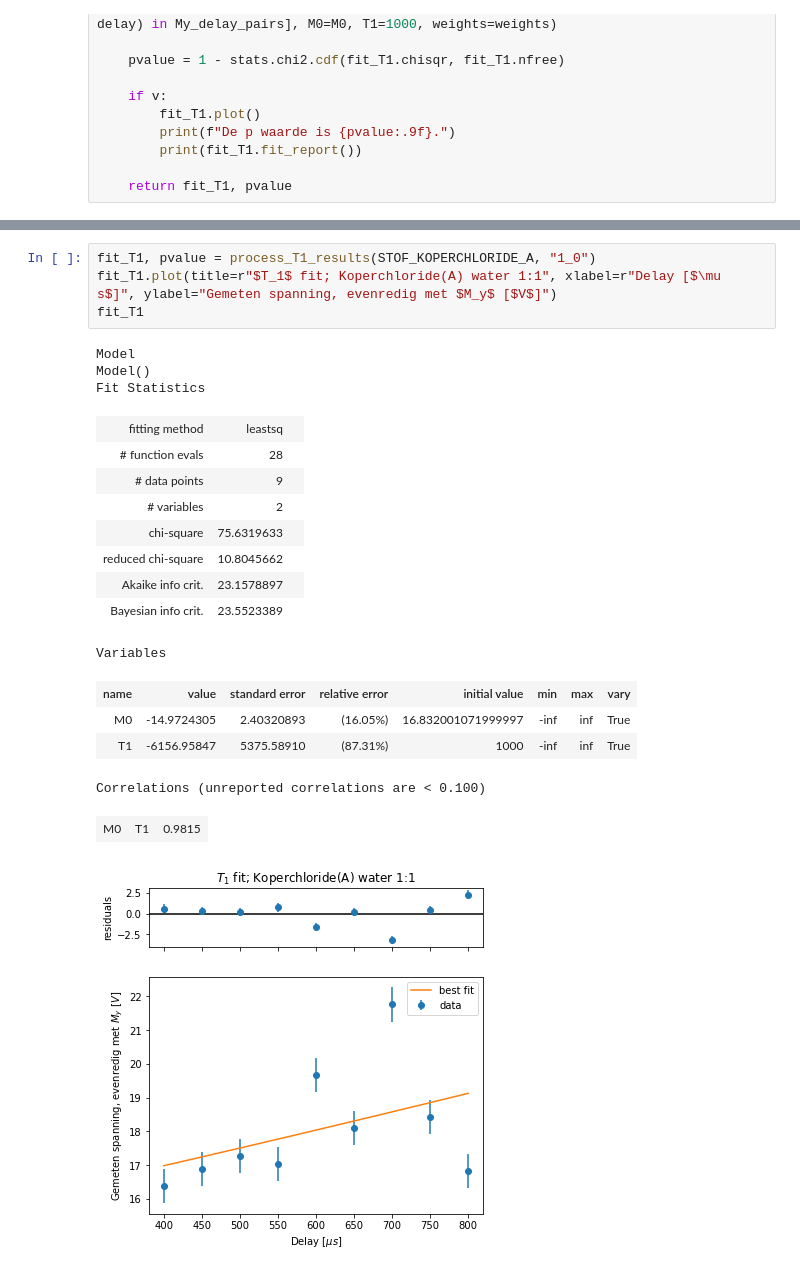
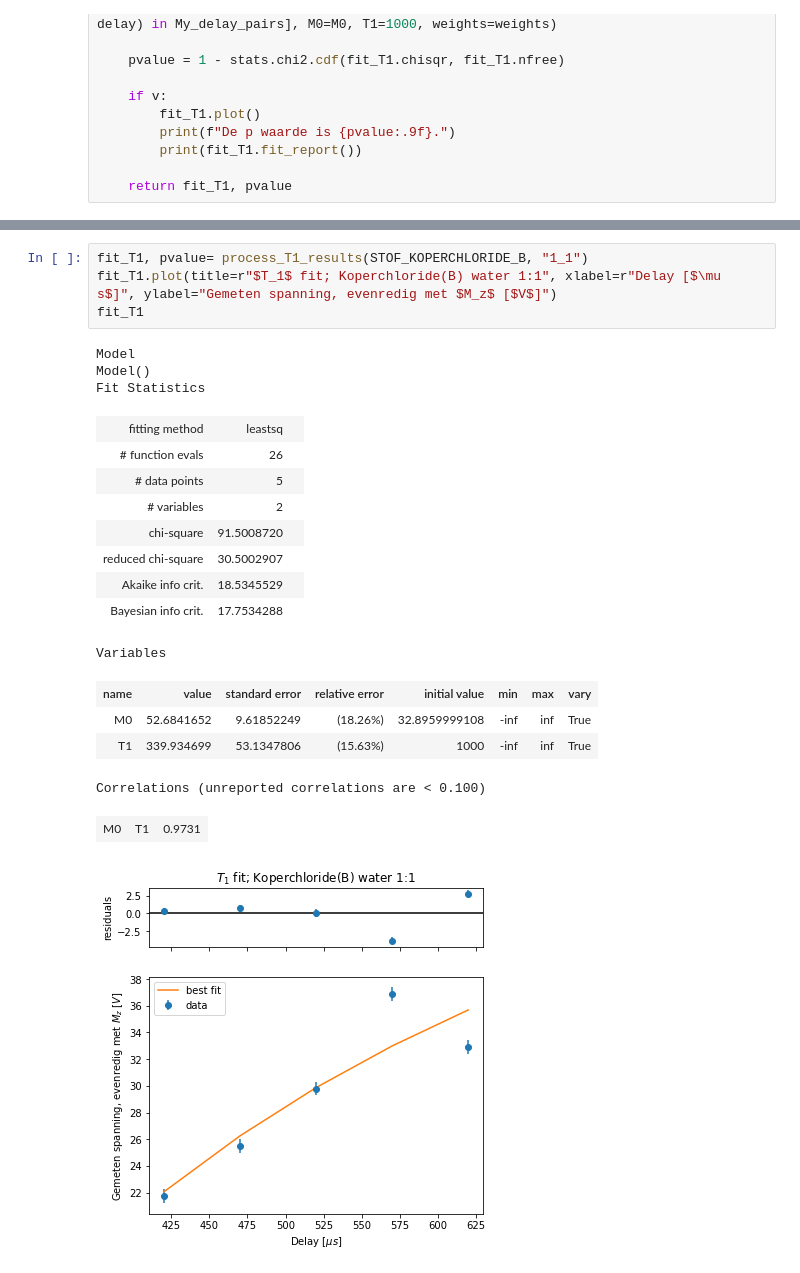
Before and after one commit to everydayanchovies/NMR, a Jupyter notebook: notebooks/nmr_resultaten_T1_max.ipynb, the cells around one changed output, grey strips where cells are left out. Saved outputs shown, nothing was run; the diff lists cells and outputs as text.

```diff
--- a/notebooks/nmr_resultaten_T1_max.ipynb
+++ b/notebooks/nmr_resultaten_T1_max.ipynb
@@ -74,24 +121,24 @@ Correlations (unreported correlations are < 0.100)
 # %%
-fit_T1, pvalue = process_T1_results(STOF_KOPERCHLORIDE_A, "1_0")
-fit_T1.plot(title=r"$T_1$ fit; Koperchloride(A) water 1:1", xlabel=r"Delay [$\mu s$]", ylabel="Gemeten spanning, evenredig met $M_y$ [$V$]")
+fit_T1, pvalue= process_T1_results(STOF_KOPERCHLORIDE_B, "1_1")
+fit_T1.plot(title=r"$T_1$ fit; Koperchloride(B) water 1:1", xlabel=r"Delay [$\mu s$]", ylabel="Gemeten spanning, evenredig met $M_z$ [$V$]")
 fit_T1
 # %% [output]
 Model
 Model()
 Fit Statistics
 | fitting method | leastsq |  |
-| # function evals | 28 |  |
-| # data points | 9 |  |
+| # function evals | 26 |  |
+| # data points | 5 |  |
 | # variables | 2 |  |
-| chi-square | 75.6319633 |  |
-| reduced chi-square | 10.8045662 |  |
-| Akaike info crit. | 23.1578897 |  |
-| Bayesian info crit. | 23.5523389 |  |
+| chi-square | 91.5008720 |  |
+| reduced chi-square | 30.5002907 |  |
+| Akaike info crit. | 18.5345529 |  |
+| Bayesian info crit. | 17.7534288 |  |
 Variables
 | name | value | standard error | relative error | initial value | min | max | vary |
-| M0 | -14.9724305 | 2.40320893 | (16.05%) | 16.832001071999997 | -inf | inf | True |
-| T1 | -6156.95847 | 5375.58910 | (87.31%) | 1000 | -inf | inf | True |
+| M0 | 52.6841652 | 9.61852249 | (18.26%) | 32.8959999108 | -inf | inf | True |
+| T1 | 339.934699 | 53.1347806 | (15.63%) | 1000 | -inf | inf | True |
 Correlations (unreported correlations are < 0.100)
-| M0 | T1 | 0.9815 |
+| M0 | T1 | 0.9731 |
-[figure, old version]
+[figure, new version]
 # %%
```
Also changed, not shown: parts of 6 cells of this notebook, 1 other file.
